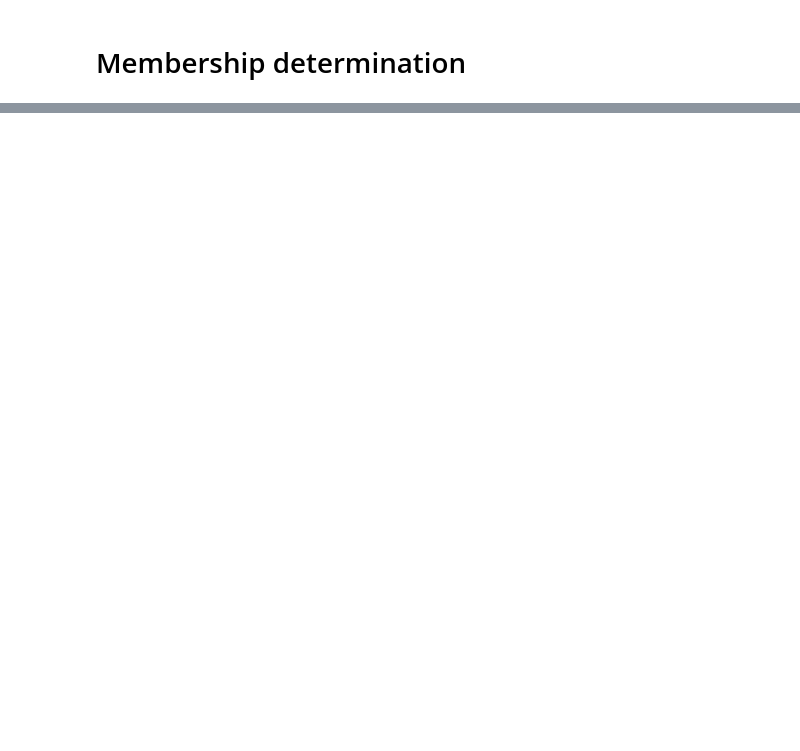
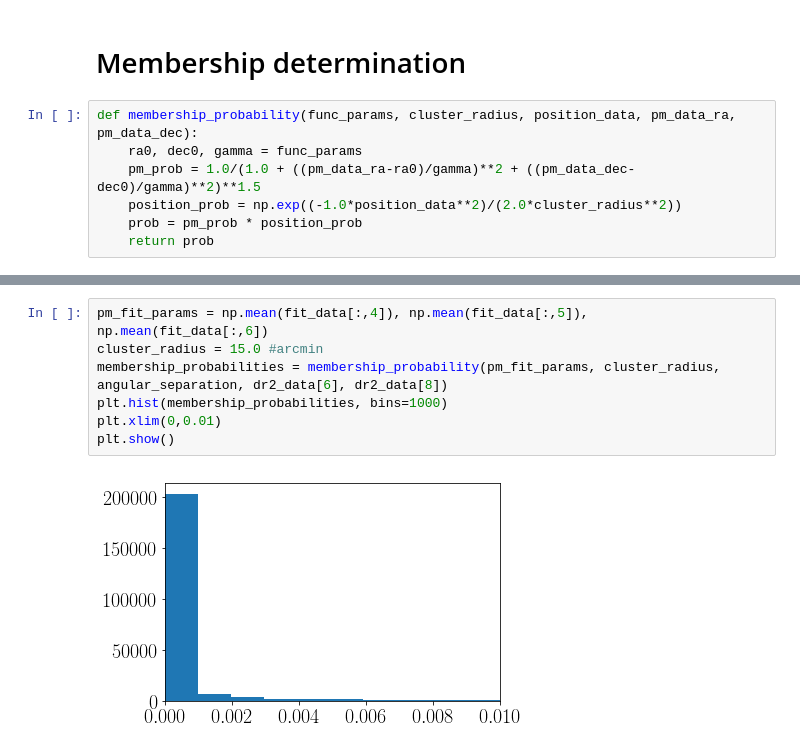
Before and after one commit to pmassana/smc_smash, a Jupyter notebook: 47Tuc cleansing.ipynb, the cells around one changed output, grey strips where cells are left out. Saved outputs shown, nothing was run; the diff lists cells and outputs as text; blank space fills up the shorter version.

```diff
--- a/47Tuc cleansing.ipynb
+++ b/47Tuc cleansing.ipynb
@@ -509,2 +534,9 @@ print(np.mean(fit_data[:,6]), np.std(fit_data[:,6]))
 # %% [markdown]
 # Membership determination
+# %%
+def membership_probability(func_params, cluster_radius, position_data, pm_data_ra, pm_data_dec):
+    ra0, dec0, gamma = func_params
+    pm_prob = 1.0/(1.0 + ((pm_data_ra-ra0)/gamma)**2 + ((pm_data_dec-dec0)/gamma)**2)**1.5
+    position_prob = np.exp((-1.0*position_data**2)/(2.0*cluster_radius**2))
+    prob = pm_prob * position_prob
+    return prob
@@ -510,0 +552,9 @@ print(np.mean(fit_data[:,6]), np.std(fit_data[:,6]))
+# %%
+pm_fit_params = np.mean(fit_data[:,4]), np.mean(fit_data[:,5]), np.mean(fit_data[:,6])
+cluster_radius = 15.0 #arcmin
+membership_probabilities = membership_probability(pm_fit_params, cluster_radius, angular_separation, dr2_data[6], dr2_data[8])
+plt.hist(membership_probabilities, bins=1000)
+plt.xlim(0,0.01)
+plt.show()
+# %% [output]
+[figure, added]
```
Also changed, not shown: parts of 16 cells of this notebook.
